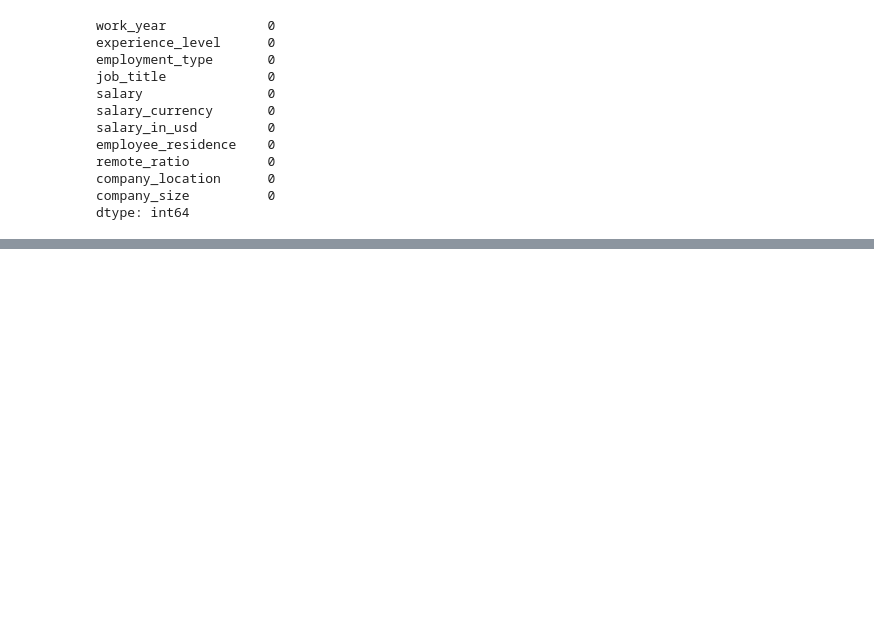
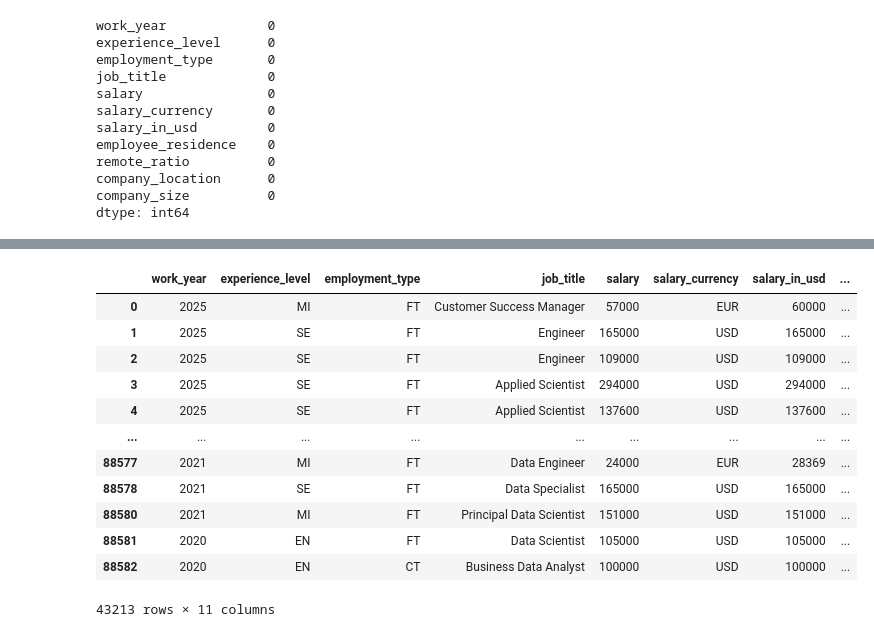
Before and after one commit to Zpicard/CIS490_Project, a Jupyter notebook: CleanData_EDA.ipynb, the cells around one changed output, grey strips where cells are left out. Drawn from its saved outputs; the diff is of its cells as text; code cells hidden in the pictures; blank space fills up the shorter version.

```diff
--- a/CleanData_EDA.ipynb
+++ b/CleanData_EDA.ipynb
@@ -72,0 +98,26 @@ dtype: int64
+# %%
+# Step 1: Calculate the IQR for the 'salary' column
+Q1 = df['salary'].quantile(0.25)
+Q3 = df['salary'].quantile(0.75)
+IQR = Q3 - Q1
+
+# Step 2: Define the lower and upper bounds for salary
+lower_bound = Q1 - 1.5 * IQR
+upper_bound = Q3 + 1.5 * IQR
+
+# Step 3: Find the outliers (rows that will be removed)
+outliers = df[(df['salary'] < lower_bound) | (df['salary'] > upper_bound)]
+
+# Step 4: Filter the dataset to remove outliers
+df_cleaned = df[(df['salary'] >= lower_bound) & (df['salary'] <= upper_bound)]
+
+# Step 5: Check how many rows were removed
+print(f"Rows removed: {len(outliers)}")
+
+# Step 6: Display the removed rows (outliers)
+print("Removed Rows (Outliers):")
+print(outliers)
+
+# Optionally, display the cleaned data
+print("Cleaned Data (After Removing Outliers):")
+print(df_cleaned.head())
@@ -72,0 +171,16 @@ dtype: int64
+# %%
+df_cleaned_no_duplicates
+# %% [output]
+|  | work_year | experience_level | employment_type | job_title | salary | salary_currency | salary_in_usd | ... |
+| 0 | 2025 | MI | FT | Customer Success Manager | 57000 | EUR | 60000 | ... |
+| 1 | 2025 | SE | FT | Engineer | 165000 | USD | 165000 | ... |
+| 2 | 2025 | SE | FT | Engineer | 109000 | USD | 109000 | ... |
+| 3 | 2025 | SE | FT | Applied Scientist | 294000 | USD | 294000 | ... |
+| 4 | 2025 | SE | FT | Applied Scientist | 137600 | USD | 137600 | ... |
+| ... | ... | ... | ... | ... | ... | ... | ... | ... |
+| 88577 | 2021 | MI | FT | Data Engineer | 24000 | EUR | 28369 | ... |
+| 88578 | 2021 | SE | FT | Data Specialist | 165000 | USD | 165000 | ... |
+| 88580 | 2021 | MI | FT | Principal Data Scientist | 151000 | USD | 151000 | ... |
+| 88581 | 2020 | EN | FT | Data Scientist | 105000 | USD | 105000 | ... |
+| 88582 | 2020 | EN | CT | Business Data Analyst | 100000 | USD | 100000 | ... |
+43213 rows × 11 columns
```
Also changed, not shown: parts of 8 cells of this notebook.
